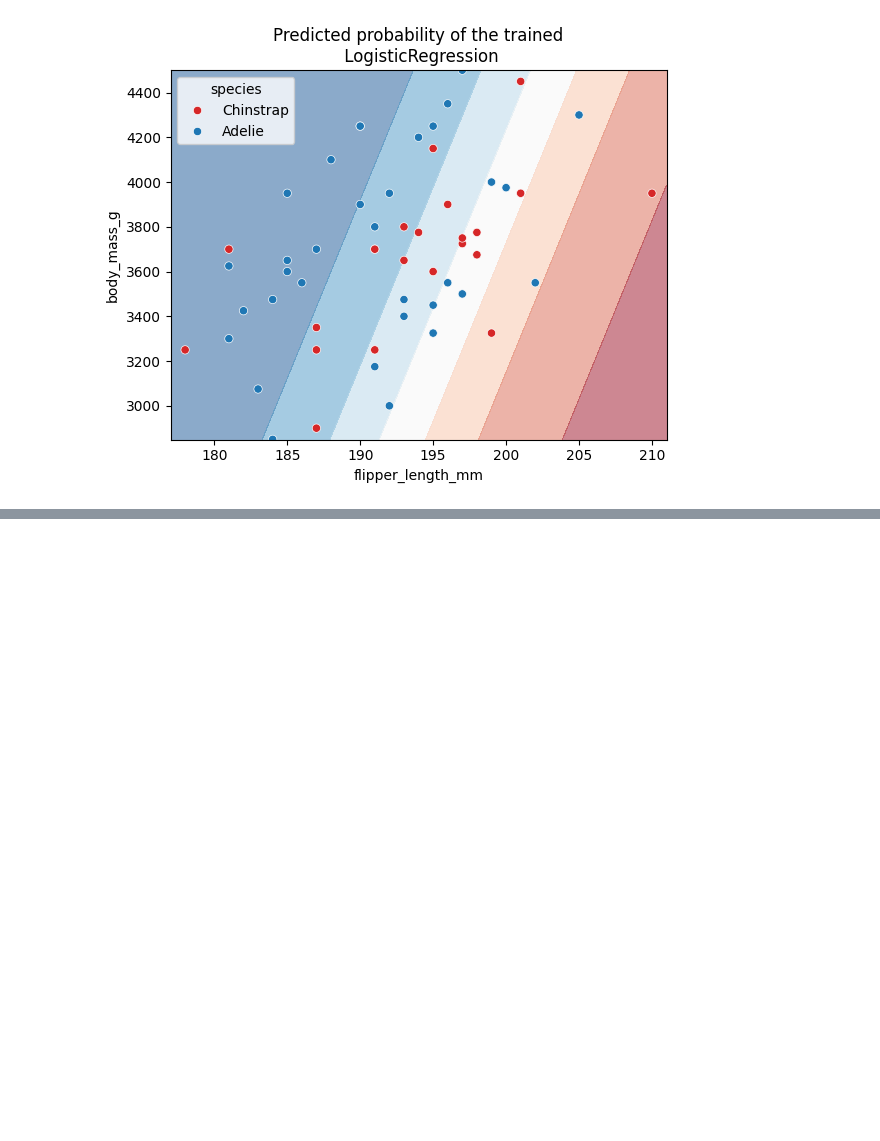
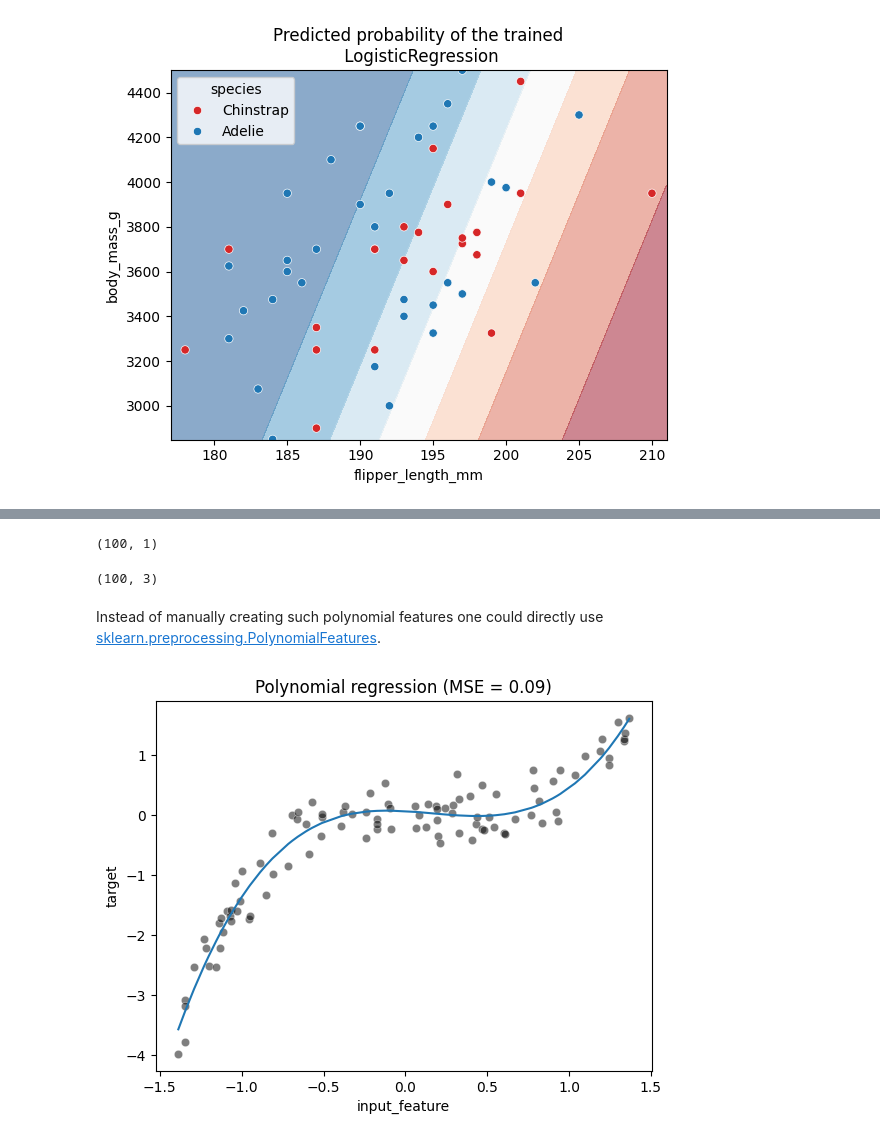
Before and after one commit to DavidGuzzi/inria, a Jupyter notebook: module_4.ipynb, the cells around one changed output, grey strips where cells are left out. Saved outputs shown, nothing was run; the diff lists cells and outputs as text; code cells hidden in the pictures; blank space fills up the shorter version.

```diff
--- a/module_4.ipynb
+++ b/module_4.ipynb
@@ -313,0 +413,24 @@ _ = plt.title("Predicted probability of the trained\n LogisticRegression")
+# %%
+data.shape
+# %% [output]
+(100, 1)
+# %%
+data_expanded = np.concatenate([data, data**2, data**3], axis=1)
+data_expanded.shape
+# %% [output]
+(100, 3)
+# %% [markdown]
+Instead of manually creating such polynomial features one could directly use
+[sklearn.preprocessing.PolynomialFeatures](https://scikit-learn.org/stable/modules/generated/sklearn.preprocessing.PolynomialFeatures.html).
+# %%
+from sklearn.pipeline import make_pipeline
+from sklearn.preprocessing import PolynomialFeatures
+
+polynomial_regression = make_pipeline(
+    PolynomialFeatures(degree=3, include_bias=False),
+    LinearRegression(),
+)
+
+fit_score_plot_regression(polynomial_regression, title="Polynomial regression")
+# %% [output]
+[figure, added]
```
Also changed, not shown: parts of 19 cells of this notebook.
